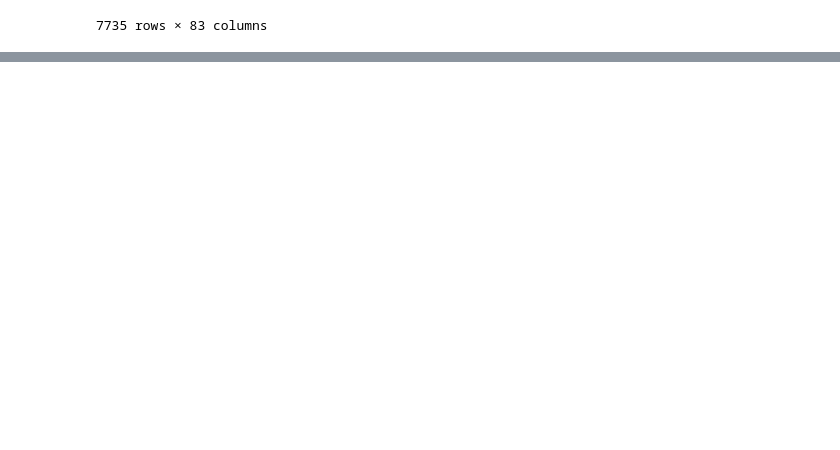
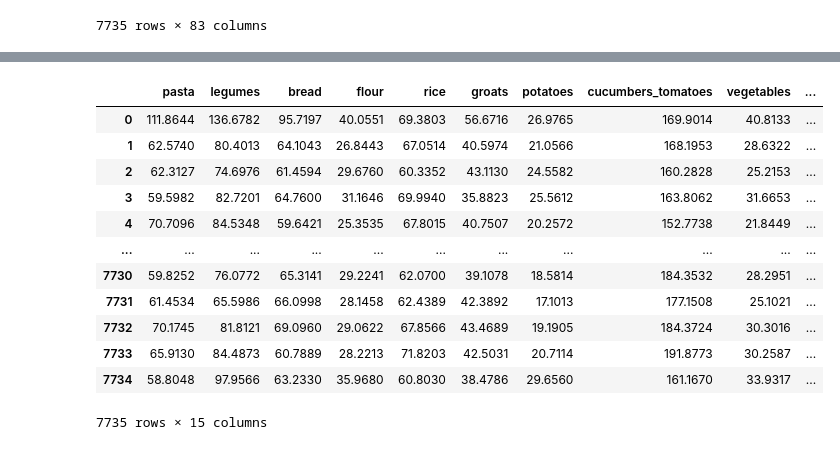
Before and after one commit to grigoriizharkov/All-Cups, a Jupyter notebook: task1/Average prices.ipynb, the cells around one changed output, grey strips where cells are left out. Drawn from its saved outputs; the diff is of its cells as text; code cells hidden in the pictures; blank space fills up the shorter version.

```diff
--- a/task1/Average prices.ipynb
+++ b/task1/Average prices.ipynb
@@ -350,0 +422,3 @@ score
+# %%
+for column in fifth:
+    models[f'{column}'].fit(X_train[f'{column}'], y_train[f'{column}'])
@@ -350,0 +427,3 @@ score
+# %%
+X_test = pd.get_dummies(test[features], columns=features)
+X_test
@@ -350,0 +444,17 @@ score
+# %%
+X_test['month_1'] = 0
+X_test['month_2'] = 0
+X_test['month_3'] = 0
+X_test['month_7'] = 0
+X_test['month_8'] = 0
+X_test['month_9'] = 0
+X_test['month_10'] = 0
+X_test['month_11'] = 0
+X_test['month_12'] = 0
+X_test['year_2019'] = 0
+X_test['year_2020'] = 0
+# %%
+result_first = dict()
+for column in first:
+    result_first[f'{column}'] = models[f'{column}'].predict(X_test)
+result_first
@@ -350,0 +477,17 @@ score
+# %%
+first_result = pd.DataFrame(result_first)
+first_result
+# %% [output]
+|  | pasta | legumes | bread | flour | rice | groats | potatoes | сucumbers_tomatoes | vegetables | ... |
+| 0 | 111.8644 | 136.6782 | 95.7197 | 40.0551 | 69.3803 | 56.6716 | 26.9765 | 169.9014 | 40.8133 | ... |
+| 1 | 62.5740 | 80.4013 | 64.1043 | 26.8443 | 67.0514 | 40.5974 | 21.0566 | 168.1953 | 28.6322 | ... |
+| 2 | 62.3127 | 74.6976 | 61.4594 | 29.6760 | 60.3352 | 43.1130 | 24.5582 | 160.2828 | 25.2153 | ... |
+| 3 | 59.5982 | 82.7201 | 64.7600 | 31.1646 | 69.9940 | 35.8823 | 25.5612 | 163.8062 | 31.6653 | ... |
+| 4 | 70.7096 | 84.5348 | 59.6421 | 25.3535 | 67.8015 | 40.7507 | 20.2572 | 152.7738 | 21.8449 | ... |
+| ... | ... | ... | ... | ... | ... | ... | ... | ... | ... | ... |
+| 7730 | 59.8252 | 76.0772 | 65.3141 | 29.2241 | 62.0700 | 39.1078 | 18.5814 | 184.3532 | 28.2951 | ... |
+| 7731 | 61.4534 | 65.5986 | 66.0998 | 28.1458 | 62.4389 | 42.3892 | 17.1013 | 177.1508 | 25.1021 | ... |
+| 7732 | 70.1745 | 81.8121 | 69.0960 | 29.0622 | 67.8566 | 43.4689 | 19.1905 | 184.3724 | 30.3016 | ... |
+| 7733 | 65.9130 | 84.4873 | 60.7889 | 28.2213 | 71.8203 | 42.5031 | 20.7114 | 191.8773 | 30.2587 | ... |
+| 7734 | 58.8048 | 97.9566 | 63.2330 | 35.9680 | 60.8030 | 38.4786 | 29.6560 | 161.1670 | 33.9317 | ... |
+7735 rows × 15 columns
```
Also changed, not shown: parts of 25 cells of this notebook, 1 other file.
